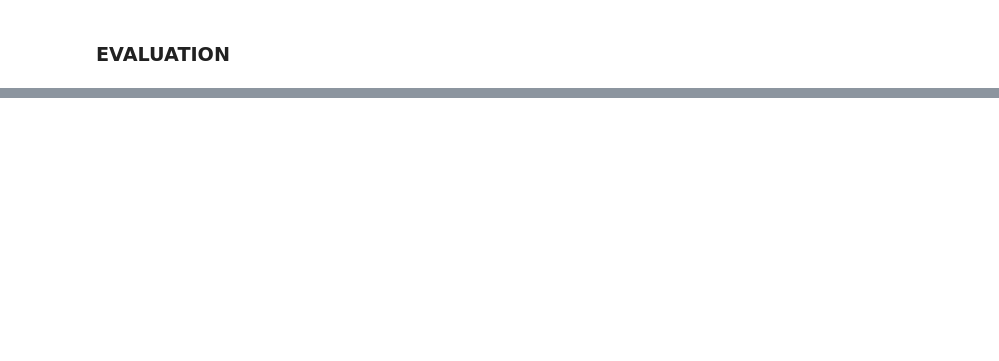
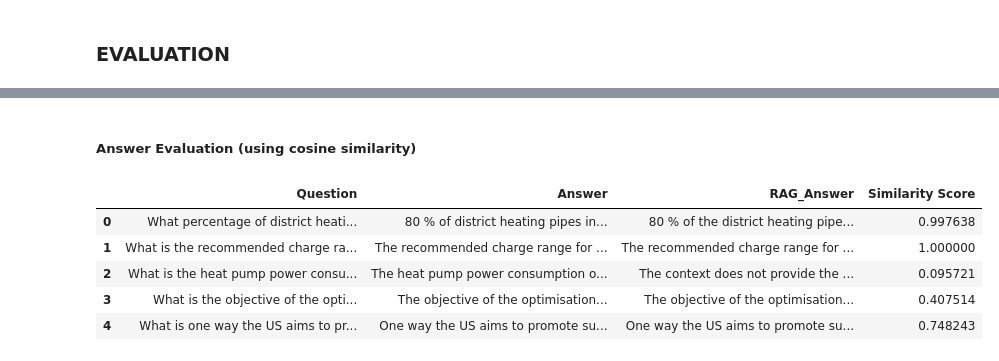
Before and after one commit to bivas16/RAG, a Jupyter notebook: RAG_standard.ipynb, the cells around one changed output, grey strips where cells are left out. Saved outputs shown, nothing was run; the diff lists cells and outputs as text; code cells hidden in the pictures; blank space fills up the shorter version.

```diff
--- a/RAG_standard.ipynb
+++ b/RAG_standard.ipynb
@@ -313,0 +345,4 @@ pp[4]
+# %%
+fil_question = list(filtered_df["question"])
+answers = list(filtered_df["answer"])
+context_sources = list(filtered_df["source_doc"])
@@ -313,0 +379,2 @@ pp[4]
+# %% [markdown]
+##### Answer Evaluation (using cosine similarity)
@@ -313,0 +428,9 @@ pp[4]
+# %%
+cosine_result_df.head()
+# %% [output]
+|  | Question | Answer | RAG_Answer | Similarity Score |
+| 0 | What percentage of district heati... | 80 % of district heating pipes in... | 80 % of the district heating pipe... | 0.997638 |
+| 1 | What is the recommended charge ra... | The recommended charge range for ... | The recommended charge range for ... | 1.000000 |
+| 2 | What is the heat pump power consu... | The heat pump power consumption o... | The context does not provide the ... | 0.095721 |
+| 3 | What is the objective of the opti... | The objective of the optimisation... | The objective of the optimisation... | 0.407514 |
+| 4 | What is one way the US aims to pr... | One way the US aims to promote su... | One way the US aims to promote su... | 0.748243 |
```
Also changed, not shown: parts of 67 cells of this notebook.
